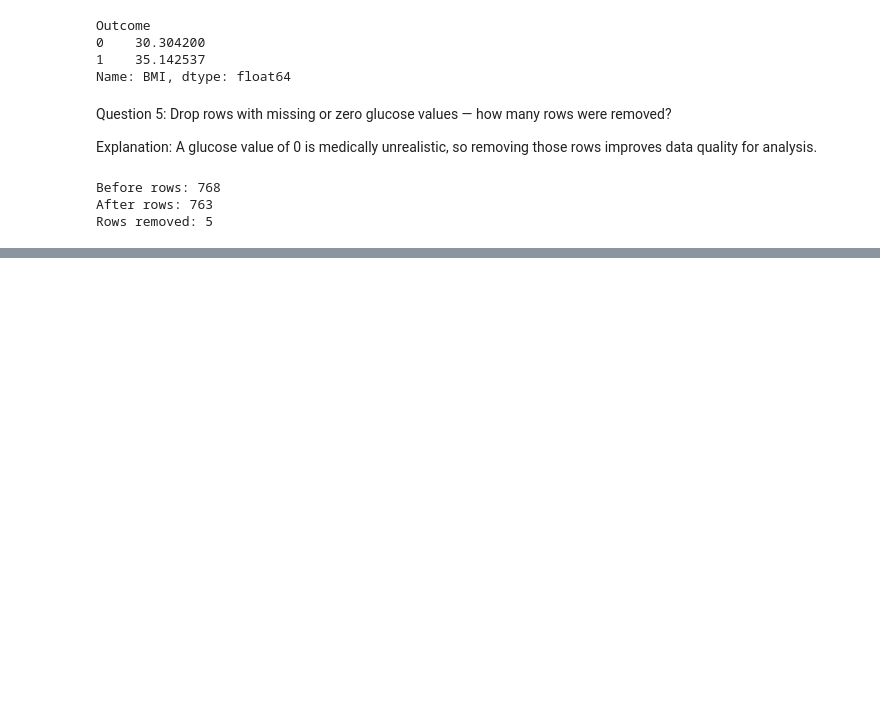
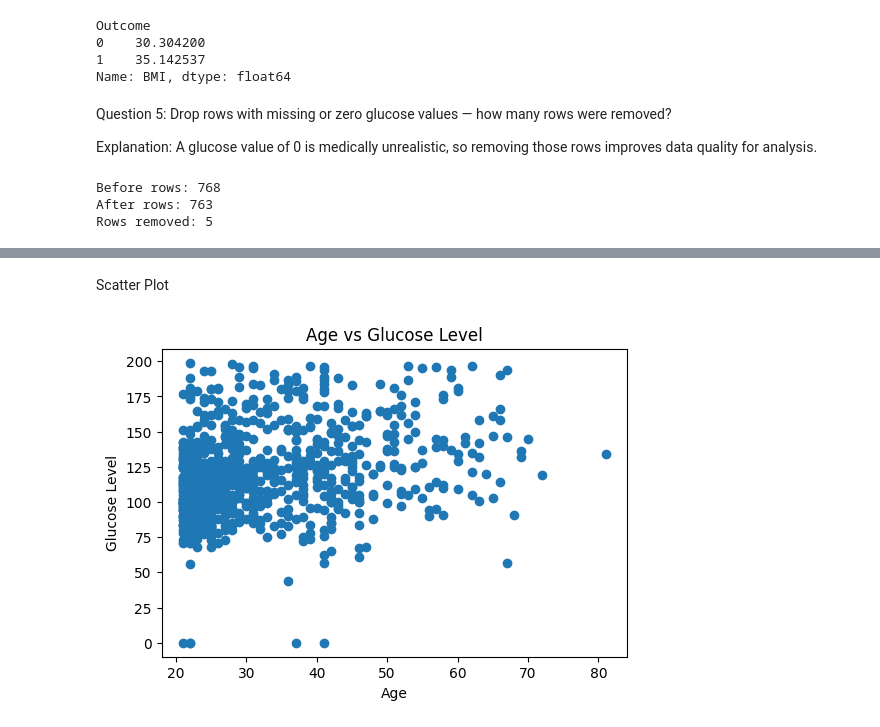
Before and after one commit to johnsparz/ai-bootcamp-portfolio, a Jupyter notebook: wk1_project.ipynb, the cells around one changed output, grey strips where cells are left out. Cells and saved outputs as stored; diff of their text form; code cells hidden in the pictures; blank space fills up the shorter version.

```diff
--- a/wk1_project.ipynb
+++ b/wk1_project.ipynb
@@ -137,0 +170,14 @@ Rows removed: 5
+# %% [markdown]
+Scatter Plot
+# %%
+plt.figure(figsize=(6,4))
+
+plt.scatter(df["Age"], df["Glucose"])
+
+plt.title("Age vs Glucose Level")
+plt.xlabel("Age")
+plt.ylabel("Glucose Level")
+
+plt.show()
+# %% [output]
+[figure, added]
```
Also changed, not shown: parts of 10 cells of this notebook.
